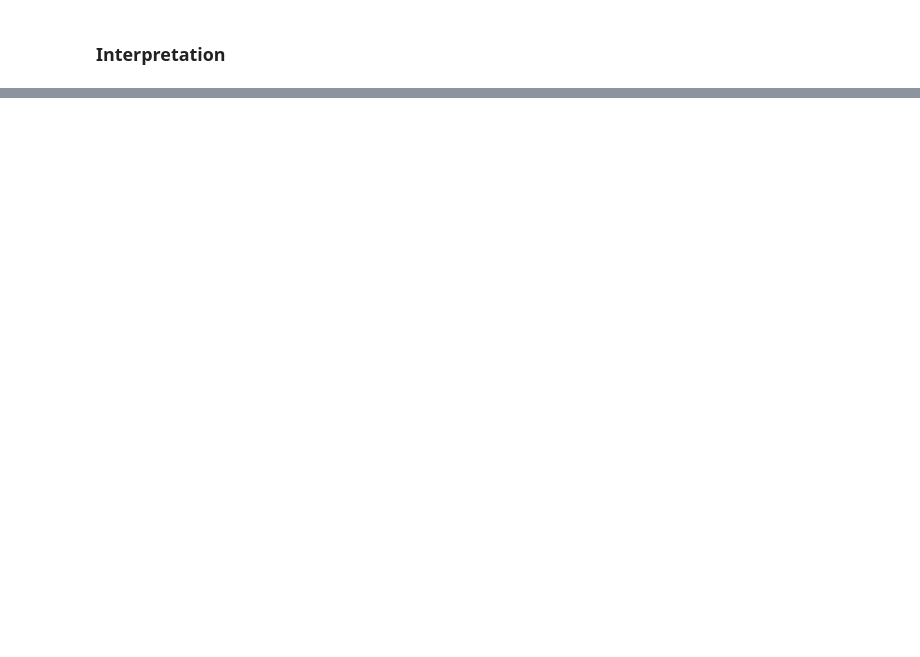
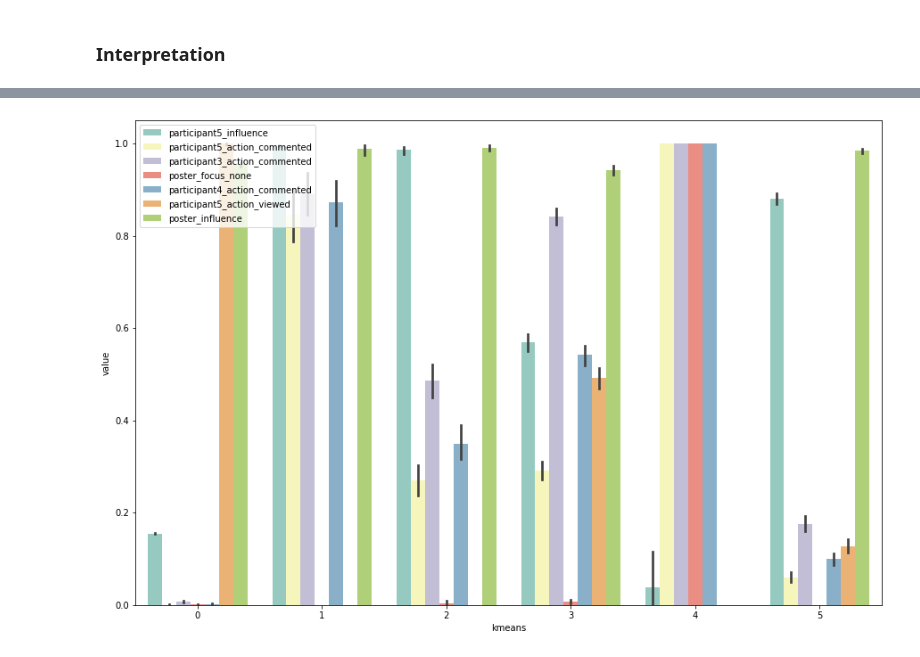
Before and after one commit to dmkirichen/unsup-news-relevancy, a Jupyter notebook: unsupervised_1hot.ipynb, the cells around one changed output, grey strips where cells are left out. Saved outputs shown, nothing was run; the diff lists cells and outputs as text; code cells hidden in the pictures; blank space fills up the shorter version.

Commit message:
added interpretation of the result

```diff
--- a/unsupervised_1hot.ipynb
+++ b/unsupervised_1hot.ipynb
@@ -366,0 +390,6 @@ plot_animation(tsne_3d_df, 'labels', 'kmeans')
+# %%
+scaler = MinMaxScaler()
+scaled_df = pd.DataFrame(scaler.fit_transform(final_enc_df))
+scaled_df.columns = final_enc_df.columns
+scaled_df['kmeans'] = kmeans.labels_
+scaled_df.head()
@@ -366,0 +404,3 @@ plot_animation(tsne_3d_df, 'labels', 'kmeans')
+# %%
+df_mean = scaled_df.groupby('kmeans').mean().reset_index()
+df_mean.head()
@@ -366,0 +415,8 @@ plot_animation(tsne_3d_df, 'labels', 'kmeans')
+# %%
+results = pd.DataFrame(columns=['var', 'std'])
+
+for column in df_mean.columns[1:]:
+    results.loc[len(results), :] = [column, np.std(df_mean[column])]
+
+selected_columns = list(results.sort_values('std', ascending=False).head(7)['var'].values) + ['kmeans']
+selected_columns
@@ -366,0 +432,4 @@ plot_animation(tsne_3d_df, 'labels', 'kmeans')
+# %%
+# Plot data
+tidy = scaled_df[selected_columns].melt(id_vars='kmeans')
+tidy.head()
@@ -366,0 +443,7 @@ plot_animation(tsne_3d_df, 'labels', 'kmeans')
+# %%
+fig, ax = plt.subplots(figsize=(15, 10))
+sns.barplot(x='kmeans', y='value', hue='variable', data=tidy, palette='Set3')
+plt.legend(loc='upper left')
+plt.savefig("kmeans_results.jpg", dpi=300)
+# %% [output]
+[figure, added]
```
Also changed, not shown: parts of 11 cells of this notebook, 2 other files.
